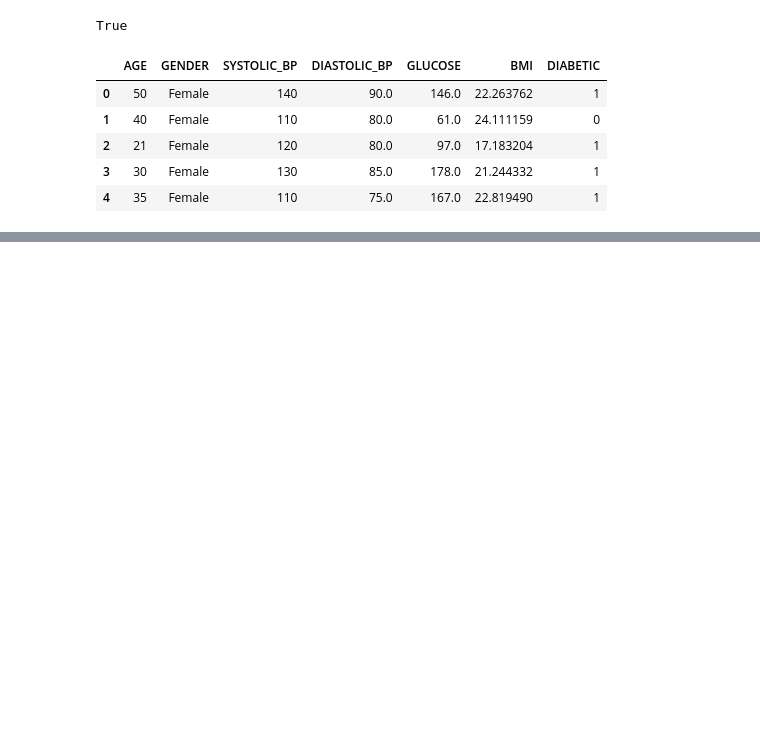
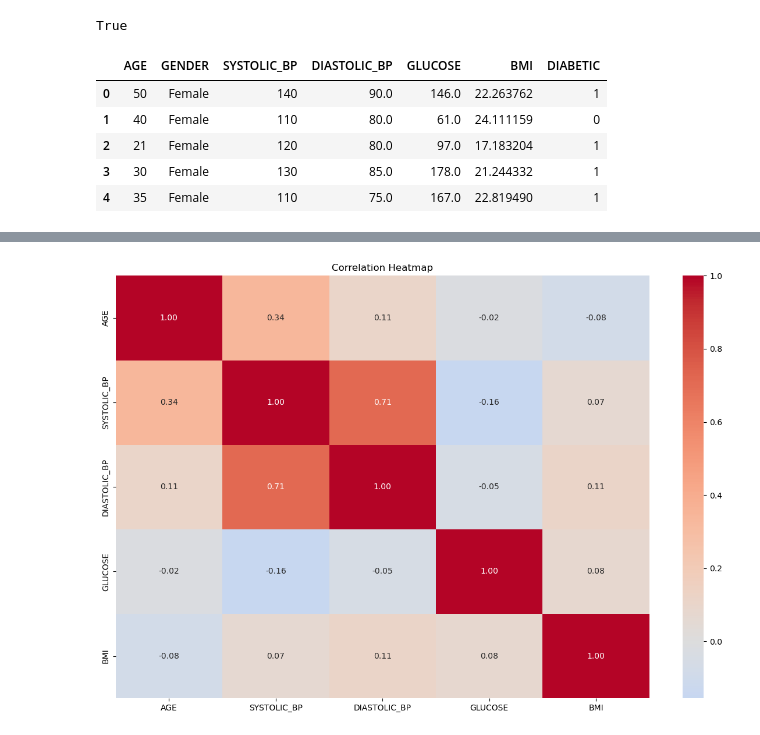
Before and after one commit to habib33-3/diabetes-detection-system, a Jupyter notebook: merged-dataset.ipynb, the cells around one changed output, grey strips where cells are left out. Saved outputs shown, nothing was run; the diff lists cells and outputs as text; code cells hidden in the pictures; blank space fills up the shorter version.

```diff
--- a/merged-dataset.ipynb
+++ b/merged-dataset.ipynb
@@ -179,0 +232,4 @@ df.head()
+# %%
+df["DIASTOLIC_BP"] = df["DIASTOLIC_BP"].fillna(
+    df["DIASTOLIC_BP"].median()
+)
@@ -179,0 +264,2 @@ df.head()
+# %%
+df = df.drop_duplicates(keep="first")
@@ -179,0 +286,17 @@ df.head()
+# %%
+corr = df.corr(numeric_only=True)
+
+plt.figure(figsize=(12, 8))
+sns.heatmap(
+    corr,
+    annot=True,
+    fmt=".2f",
+    cmap="coolwarm",
+    center=0
+)
+
+plt.title("Correlation Heatmap")
+plt.tight_layout()
+plt.show()
+# %% [output]
+[figure, added]
```
Also changed, not shown: parts of 31 cells of this notebook, 2 other files.
